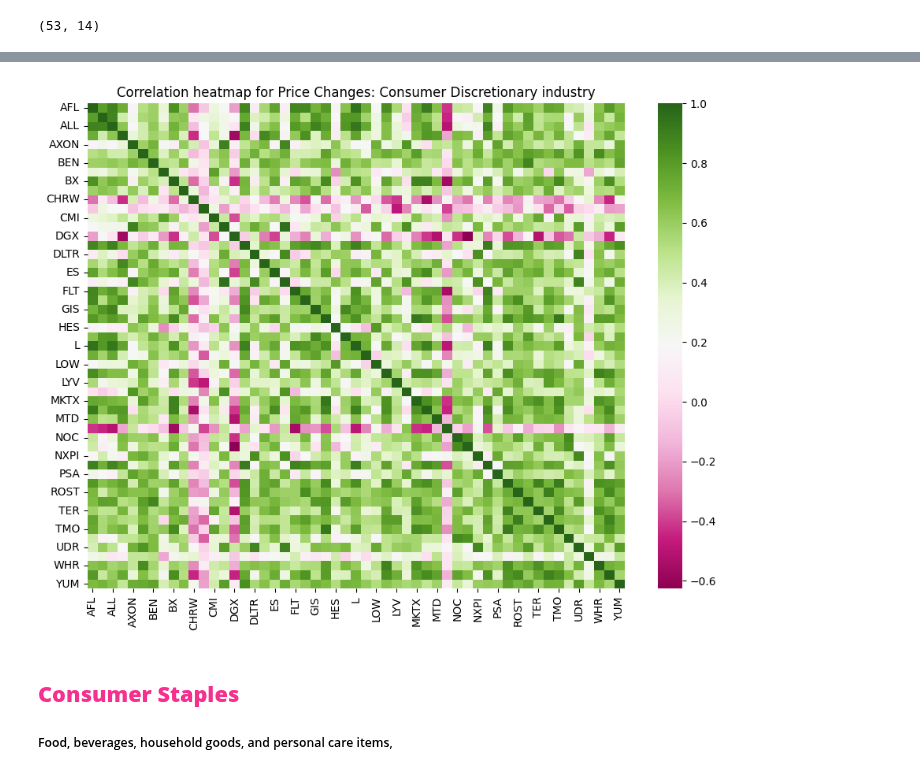
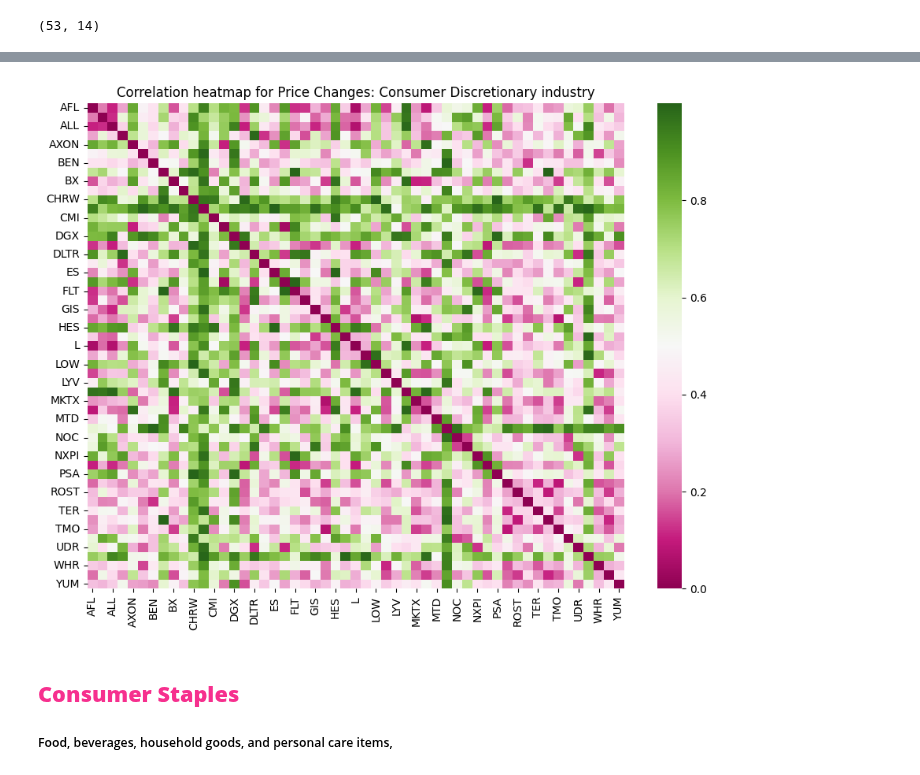
Before and after one commit to ktongk/BTT-JPMC-1, a Jupyter notebook: Anna/AH.ipynb, the cells around one changed output, grey strips where cells are left out. Cells and saved outputs as stored; diff of their text form; code cells hidden in the pictures.

```diff
--- a/Anna/AH.ipynb
+++ b/Anna/AH.ipynb
@@ -291,9 +333,15 @@ consume.shape
 # %%
 consume = consume.drop(columns= 'Industry', axis = 1)
 df_price_consume = consume.T
+
+
+
 df_price_pct_consume = df_price_consume.pct_change()[1:]
+# Calculate the correlation matrix
+price_corr_consume = df_price_pct_consume.corr()
+# Calculate 1 - |correlation|
+complement_corr_consume = 1 - abs(price_corr_consume)
 
-price_corr_consume = df_price_pct_consume.corr()
-price_corr_consume.head()
+complement_corr_consume.head()
 # %% [output]
 |  | AFL | AIZ | ALL | AON | AXON | BAX | BEN | BK | BX | CAH | ... | ... |
@@ -306,10 +364,10 @@ price_corr_consume.head()
 # %%
 plt.figure(figsize=(11,8))
-sns.heatmap(price_corr_consume, cmap = 'PiYG').set_title("Correlation heatmap for Price Changes: Consumer Discretionary industry")
+sns.heatmap(complement_corr_consume, cmap = 'PiYG').set_title("Correlation heatmap for Price Changes: Consumer Discretionary industry")
 plt.show()
 #RdBu
 # %% [output]
-[figure, old version]
+[figure, new version]
 # %% [markdown]
 ## <b> <font color = #f6308e > Consumer Staples </b>
 ##### Food, beverages, household goods, and personal care items,
```
Also changed, not shown: parts of 17 cells of this notebook, 2 other files.
